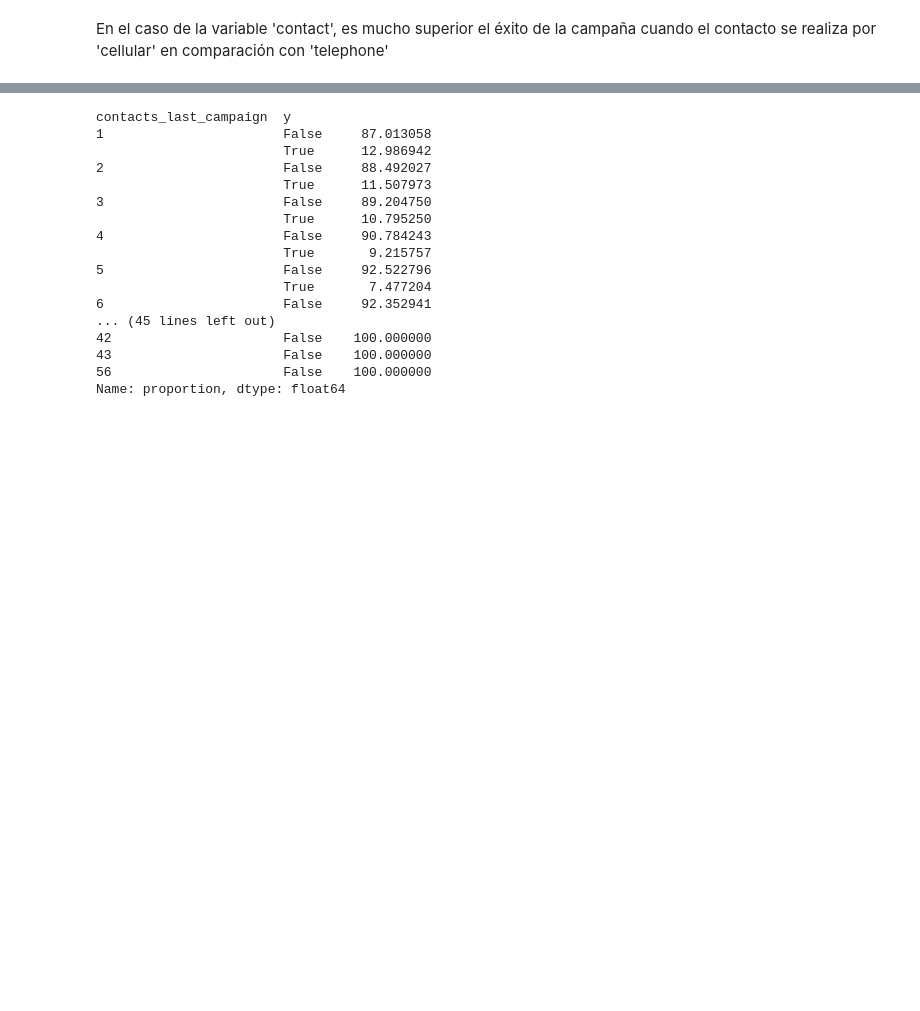
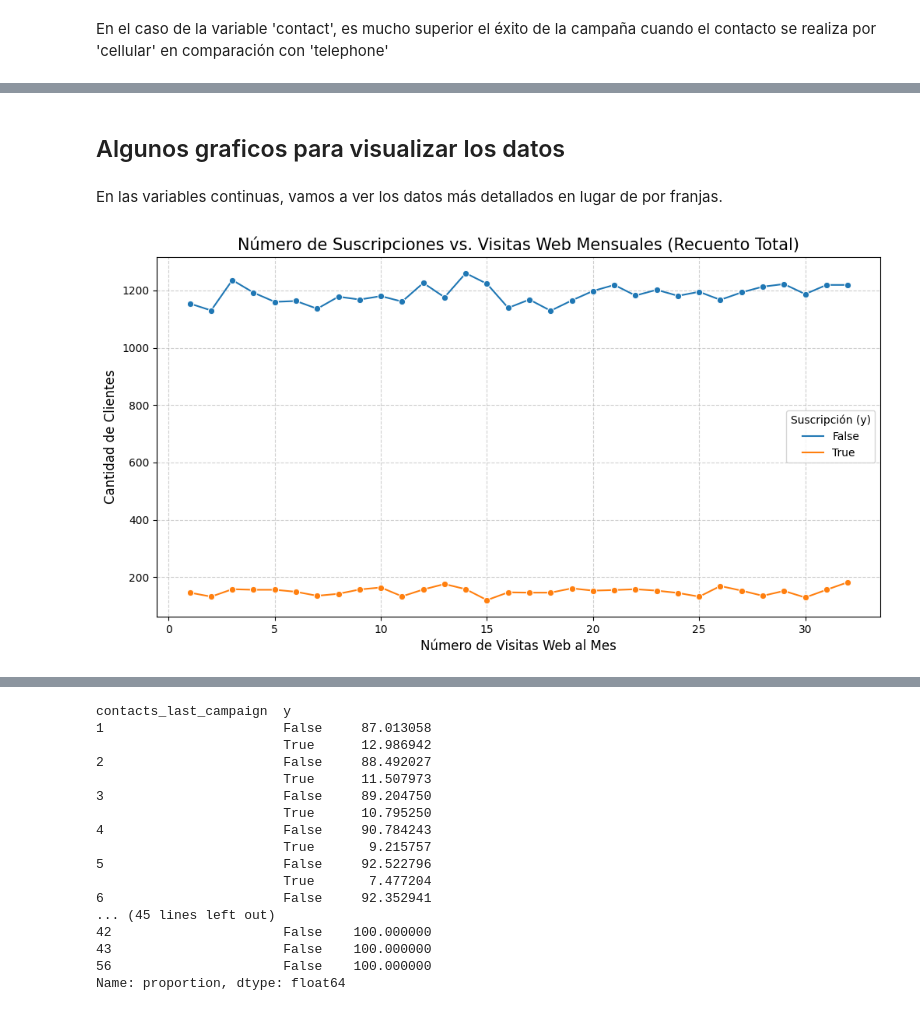
Before and after one commit to claudiarm2002/DataProject-Python-for-Data, a Jupyter notebook: DataProject_PythonForData.ipynb, the cells around one changed output, grey strips where cells are left out. Cells and saved outputs as stored; diff of their text form; code cells hidden in the pictures; blank space fills up the shorter version.

```diff
--- a/DataProject_PythonForData.ipynb
+++ b/DataProject_PythonForData.ipynb
@@ -1083,0 +1347,9 @@ En el caso de la variable 'contact', es mucho superior el éxito de la campaña
+# %%
+# Divido la variable 'cons.conf.idx' en grupos
+bins = [-50.8, -46.8, -42.8, -38.8, -34.8, -30.8, -26.8]
+labels = ['-50.8 a -46.8', '-46.8 a -42.8', '-42.8 a -38.8', '-38.8 a -34.8', '-34.8 a -30.8', '-30.8 a -26.8']
+data_merged['indice_confianza_group'] = pd.cut(data_merged['cons.conf.idx'], bins=bins, labels=labels, right=False)
+# Muestro el porcentaje de la variable objetivo 'y' segmentada por grupos de duración de llamada para cada grupo.
+indice_confianza_y_percentage = data_merged.groupby('indice_confianza_group')['y'].value_counts(normalize=True) * 100
+indice_confianza_y_percentage = indice_confianza_y_percentage.unstack().fillna(0)
+indice_confianza_y_percentage
@@ -1083,0 +1379,9 @@ En el caso de la variable 'contact', es mucho superior el éxito de la campaña
+# %%
+# Divido la variable 'euribor3m' en grupos
+bins = [0.634, 1.075, 1.516, 1.957, 2.398, 2.839, 3.289, 3.730, 4.171, 4.612, 5.05]
+labels = ['0.634 a 1.075', '1.075 a 1.516', '1.516 a 1.957', '1.957 a 2.398', '2.398 a 2.839', '2.839 a 3.289', '3.289 a 3.730', '3.730 a 4.171', '4.171 a 4.612', '4.612 a 5.05']
+data_merged['euribor3m_group'] = pd.cut(data_merged['euribor3m'], bins=bins, labels=labels, right=False)
+# Muestro el porcentaje de la variable objetivo 'y' segmentada por grupos de duración de llamada para cada grupo.
+euribor3m_y_percentage = data_merged.groupby('euribor3m_group')['y'].value_counts(normalize=True) * 100
+euribor3m_y_percentage = euribor3m_y_percentage.unstack().fillna(0)
+euribor3m_y_percentage
@@ -1083,0 +1403,9 @@ En el caso de la variable 'contact', es mucho superior el éxito de la campaña
+# %%
+# Divido la variable 'NumWebVisitsMonth' en grupos
+bins = [1, 2, 5, 8, 11, 20, 40]
+labels = ['1 a 2', '2 a 5', '5 a 8', '8 a 11', '11 a 20', '20 a 40']
+data_merged['NumWebVisitsMonth_group'] = pd.cut(data_merged['NumWebVisitsMonth'], bins=bins, labels=labels, right=False)
+# Muestro el porcentaje de la variable objetivo 'y' segmentada por grupos de duración de llamada para cada grupo.
+numwebvisitsmonth_y_percentage = data_merged.groupby('NumWebVisitsMonth_group')['y'].value_counts(normalize=True) * 100
+numwebvisitsmonth_y_percentage = numwebvisitsmonth_y_percentage.unstack().fillna(0)
+numwebvisitsmonth_y_percentage
@@ -1083,0 +1421,22 @@ En el caso de la variable 'contact', es mucho superior el éxito de la campaña
+# %% [markdown]
+## Algunos graficos para visualizar los datos
+# %% [markdown]
+En las variables continuas, vamos a ver los datos más detallados en lugar de por franjas.
+# %%
+# Agrupamos por visitas web y por la respuesta 'y'
+counts_web = data_merged.groupby(['NumWebVisitsMonth', 'y']).size().reset_index(name='count')
+
+# Creamos el gráfico de líneas
+plt.figure(figsize=(12, 6))
+sns.lineplot(data=counts_web, x='NumWebVisitsMonth', y='count', hue='y', marker='o')
+
+# Configuración de etiquetas y título
+plt.title('Número de Suscripciones vs. Visitas Web Mensuales (Recuento Total)', fontsize=15)
+plt.xlabel('Número de Visitas Web al Mes', fontsize=12)
+plt.ylabel('Cantidad de Clientes', fontsize=12)
+plt.grid(True, linestyle='--', alpha=0.6)
+plt.legend(title='Suscripción (y)')
+
+plt.show()
+# %% [output]
+[figure, added]
```
Also changed, not shown: parts of 64 cells of this notebook.
